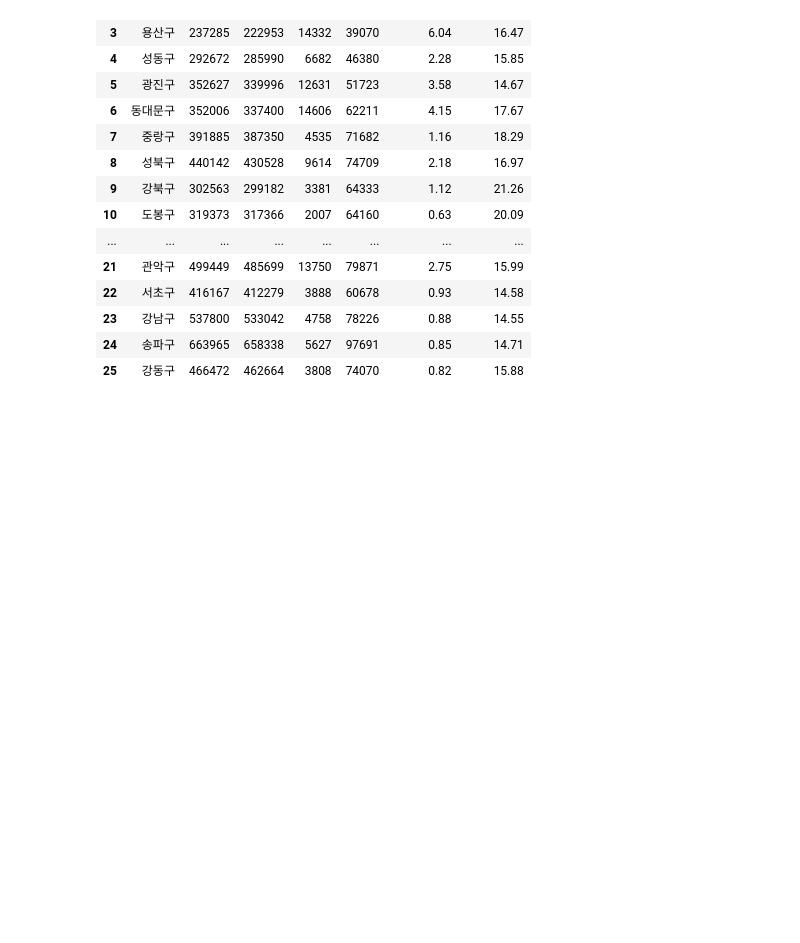
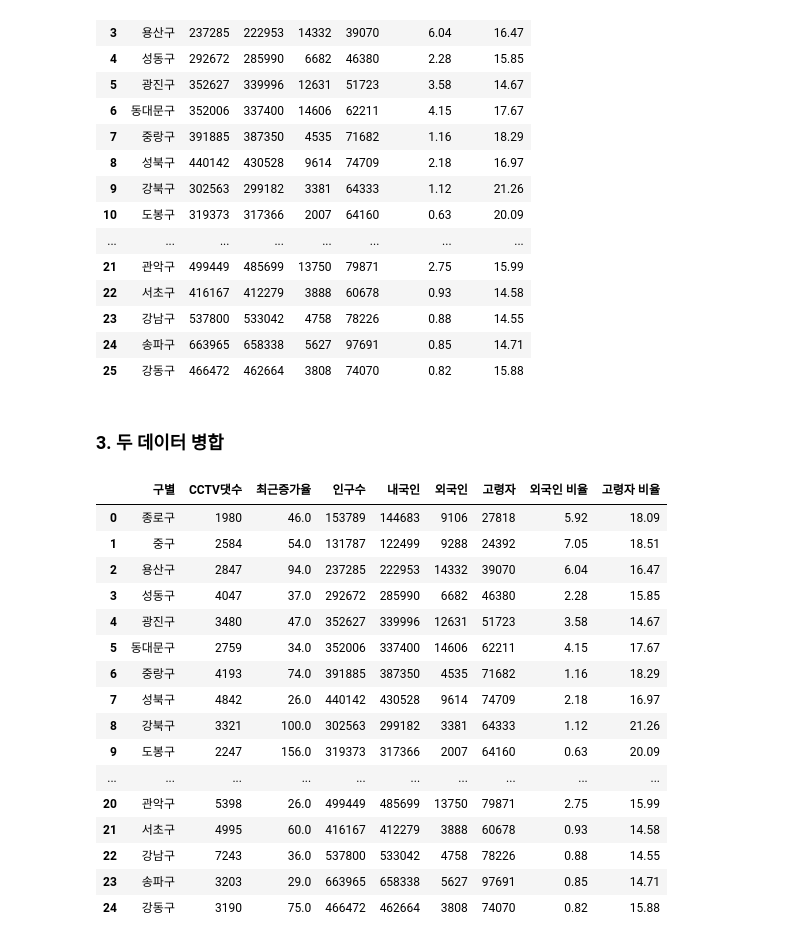
Before and after one commit to qomalq/DataAnalysis-Lecture, a Jupyter notebook: 02.Pandas/과제.ipynb, the cells around one changed output. Drawn from its saved outputs; the diff is of its cells as text; code cells hidden in the pictures; blank space fills up the shorter version.

```diff
--- a/02.Pandas/과제.ipynb
+++ b/02.Pandas/과제.ipynb
@@ -46,4 +46,4 @@ See the caveats in the documentation: https://pandas.pydata.org/pandas-docs/stab
 # %%
 cctv['최근증가율'] = (rec1['3개년 합'] / rec2['그 이전 모든 년도의 합']).round(2) *100
 # %%
-cctv[['CCTV댓수','최근증가율',]]
+cctv = cctv[['구별','CCTV댓수','최근증가율',]]
@@ -67,0 +50,3 @@ cctv[['CCTV댓수','최근증가율',]]
+# %%
+cctv.구별 = cctv.구별.str.replace(' ','')
+cctv.head()
@@ -154,3 +159,26 @@ pop
 | 25 | 강동구 | 466472 | 462664 | 3808 | 74070 | 0.82 | 15.88 |
 # %%
 pop.to_csv("pop.csv", index = False)
+# %% [markdown]
+### 3. 두 데이터 병합
+# %%
+df1 = pd.merge(cctv, pop)
+df1
+# %% [output]
+|  | 구별 | CCTV댓수 | 최근증가율 | 인구수 | 내국인 | 외국인 | 고령자 | 외국인 비율 | 고령자 비율 |
+| 0 | 종로구 | 1980 | 46.0 | 153789 | 144683 | 9106 | 27818 | 5.92 | 18.09 |
+| 1 | 중구 | 2584 | 54.0 | 131787 | 122499 | 9288 | 24392 | 7.05 | 18.51 |
+| 2 | 용산구 | 2847 | 94.0 | 237285 | 222953 | 14332 | 39070 | 6.04 | 16.47 |
+| 3 | 성동구 | 4047 | 37.0 | 292672 | 285990 | 6682 | 46380 | 2.28 | 15.85 |
+| 4 | 광진구 | 3480 | 47.0 | 352627 | 339996 | 12631 | 51723 | 3.58 | 14.67 |
+| 5 | 동대문구 | 2759 | 34.0 | 352006 | 337400 | 14606 | 62211 | 4.15 | 17.67 |
+| 6 | 중랑구 | 4193 | 74.0 | 391885 | 387350 | 4535 | 71682 | 1.16 | 18.29 |
+| 7 | 성북구 | 4842 | 26.0 | 440142 | 430528 | 9614 | 74709 | 2.18 | 16.97 |
+| 8 | 강북구 | 3321 | 100.0 | 302563 | 299182 | 3381 | 64333 | 1.12 | 21.26 |
+| 9 | 도봉구 | 2247 | 156.0 | 319373 | 317366 | 2007 | 64160 | 0.63 | 20.09 |
+| ... | ... | ... | ... | ... | ... | ... | ... | ... | ... |
+| 20 | 관악구 | 5398 | 26.0 | 499449 | 485699 | 13750 | 79871 | 2.75 | 15.99 |
+| 21 | 서초구 | 4995 | 60.0 | 416167 | 412279 | 3888 | 60678 | 0.93 | 14.58 |
+| 22 | 강남구 | 7243 | 36.0 | 537800 | 533042 | 4758 | 78226 | 0.88 | 14.55 |
+| 23 | 송파구 | 3203 | 29.0 | 663965 | 658338 | 5627 | 97691 | 0.85 | 14.71 |
+| 24 | 강동구 | 3190 | 75.0 | 466472 | 462664 | 3808 | 74070 | 0.82 | 15.88 |
```
Also changed, not shown: parts of 8 cells of this notebook, 9 other files.
